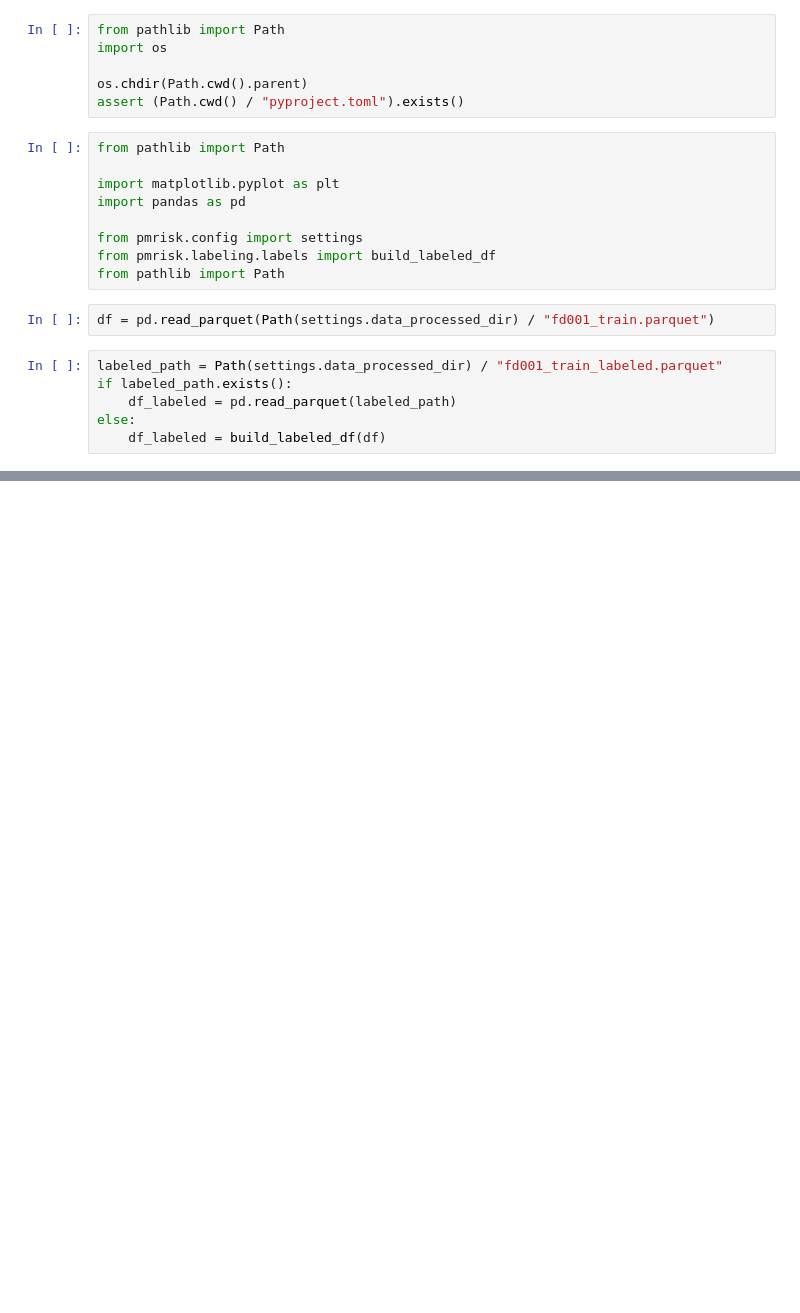
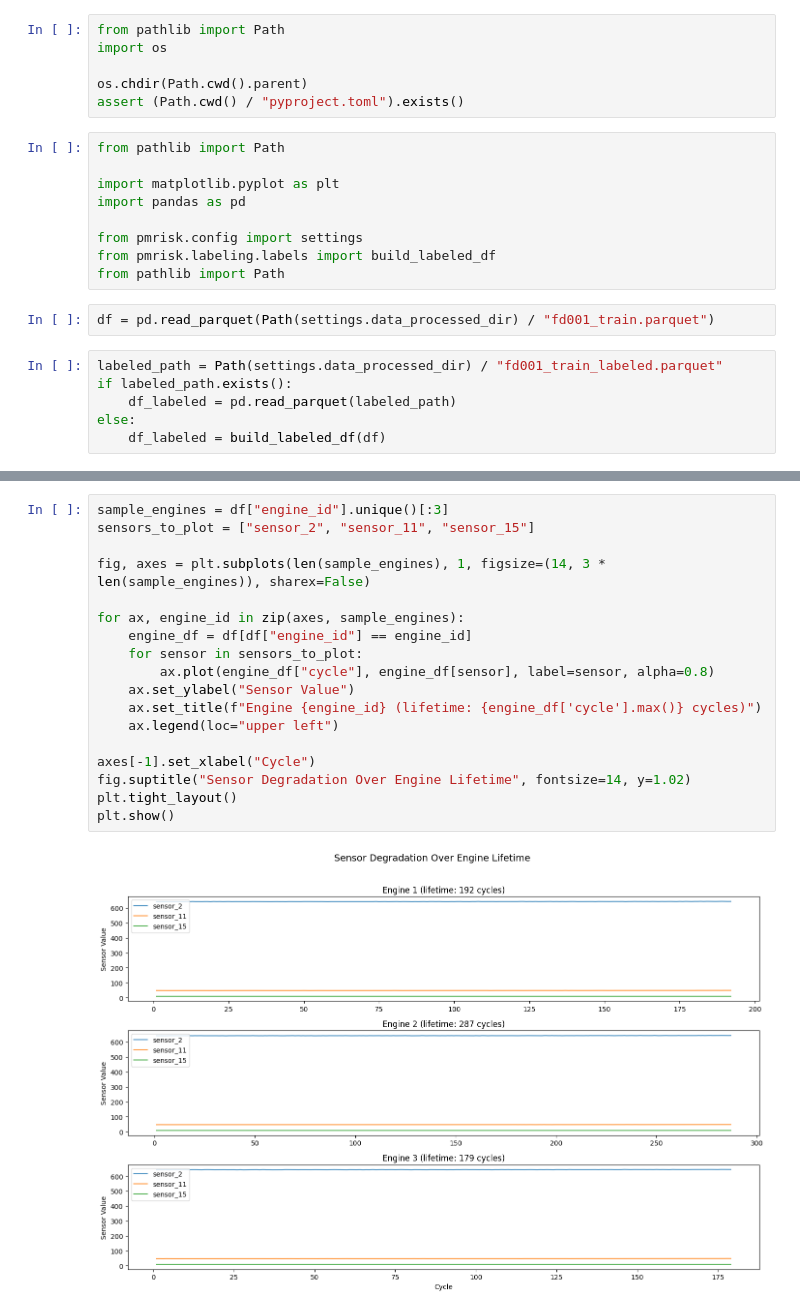
Before and after one commit to danielsamo-se/predictive-maintenance-risk, a Jupyter notebook: notebooks/eda_fd001.ipynb, the cells around one changed output, grey strips where cells are left out. Cells and saved outputs as stored; diff of their text form; blank space fills up the shorter version.

```diff
--- a/notebooks/eda_fd001.ipynb
+++ b/notebooks/eda_fd001.ipynb
@@ -57,0 +138,20 @@ print("Rows after window filter:", len(df_labeled), "of", len(df))
+# %%
+sample_engines = df["engine_id"].unique()[:3]
+sensors_to_plot = ["sensor_2", "sensor_11", "sensor_15"]
+
+fig, axes = plt.subplots(len(sample_engines), 1, figsize=(14, 3 * len(sample_engines)), sharex=False)
+
+for ax, engine_id in zip(axes, sample_engines):
+    engine_df = df[df["engine_id"] == engine_id]
+    for sensor in sensors_to_plot:
+        ax.plot(engine_df["cycle"], engine_df[sensor], label=sensor, alpha=0.8)
+    ax.set_ylabel("Sensor Value")
+    ax.set_title(f"Engine {engine_id} (lifetime: {engine_df['cycle'].max()} cycles)")
+    ax.legend(loc="upper left")
+
+axes[-1].set_xlabel("Cycle")
+fig.suptitle("Sensor Degradation Over Engine Lifetime", fontsize=14, y=1.02)
+plt.tight_layout()
+plt.show()
+# %% [output]
+[figure, added]
```
Also changed, not shown: parts of 12 cells of this notebook.
